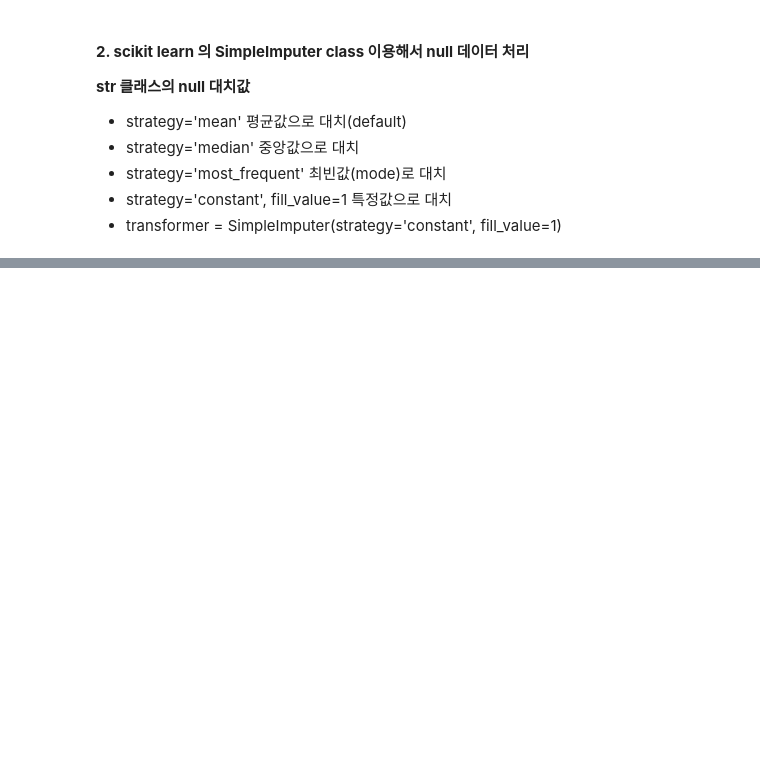
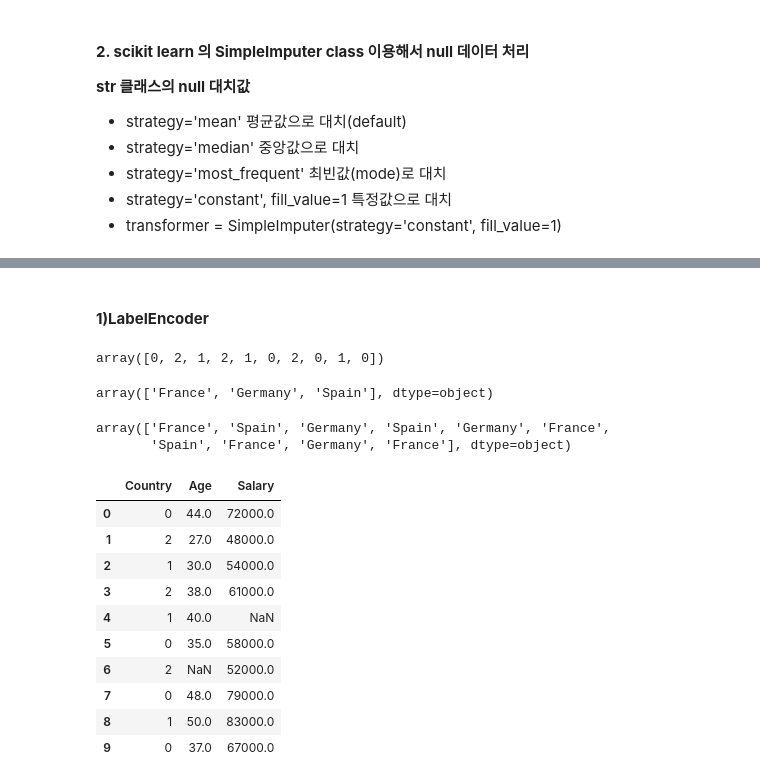
Before and after one commit to ahnjj/AI, a Jupyter notebook: ml/1.Preprocessing.ipynb, the cells around one changed output, grey strips where cells are left out. Saved outputs shown, nothing was run; the diff lists cells and outputs as text; code cells hidden in the pictures; blank space fills up the shorter version.

```diff
--- a/ml/1.Preprocessing.ipynb
+++ b/ml/1.Preprocessing.ipynb
@@ -159,0 +304,9 @@ df_new
+# %%
+import pandas as pd
+import numpy as np
+from sklearn.preprocessing import StandardScaler, OneHotEncoder, LabelEncoder
+
+# data load
+path = "./data/DataPreprocess.csv"
+df1 = pd.read_csv(path)
+df1.head()
@@ -159,0 +322,4 @@ df_new
+# %%
+x = df1.values[:, :-1]
+y = df1.values[:, -1]
+x, y
@@ -159,0 +339,37 @@ df_new
+# %% [markdown]
+#### **1)LabelEncoder**
+# %%
+from sklearn.preprocessing import LabelEncoder
+
+le = LabelEncoder()
+le.fit(x[:,0])
+new_x = le.transform(x[:,0])
+new_x
+# %% [output]
+array([0, 2, 1, 2, 1, 0, 2, 0, 1, 0])
+# %%
+# 원본 인코딩 클래스를 볼수 있다.
+le.classes_
+# %% [output]
+array(['France', 'Germany', 'Spain'], dtype=object)
+# %%
+# 디코딩 원본 값을 보여준다.
+le.inverse_transform([0, 2, 1, 2, 1, 0, 2, 0, 1, 0])
+# %% [output]
+array(['France', 'Spain', 'Germany', 'Spain', 'Germany', 'France',
+       'Spain', 'France', 'Germany', 'France'], dtype=object)
+# %%
+x[:,0] = new_x  # 첫번째 컬럼 Label encoding한 값으로 대체
+pd.DataFrame(x, columns=['Country', 'Age', 'Salary'])
+# %% [output]
+|  | Country | Age | Salary |
+| 0 | 0 | 44.0 | 72000.0 |
+| 1 | 2 | 27.0 | 48000.0 |
+| 2 | 1 | 30.0 | 54000.0 |
+| 3 | 2 | 38.0 | 61000.0 |
+| 4 | 1 | 40.0 | NaN |
+| 5 | 0 | 35.0 | 58000.0 |
+| 6 | 2 | NaN | 52000.0 |
+| 7 | 0 | 48.0 | 79000.0 |
+| 8 | 1 | 50.0 | 83000.0 |
+| 9 | 0 | 37.0 | 67000.0 |
```
Also changed, not shown: parts of 27 cells of this notebook.
